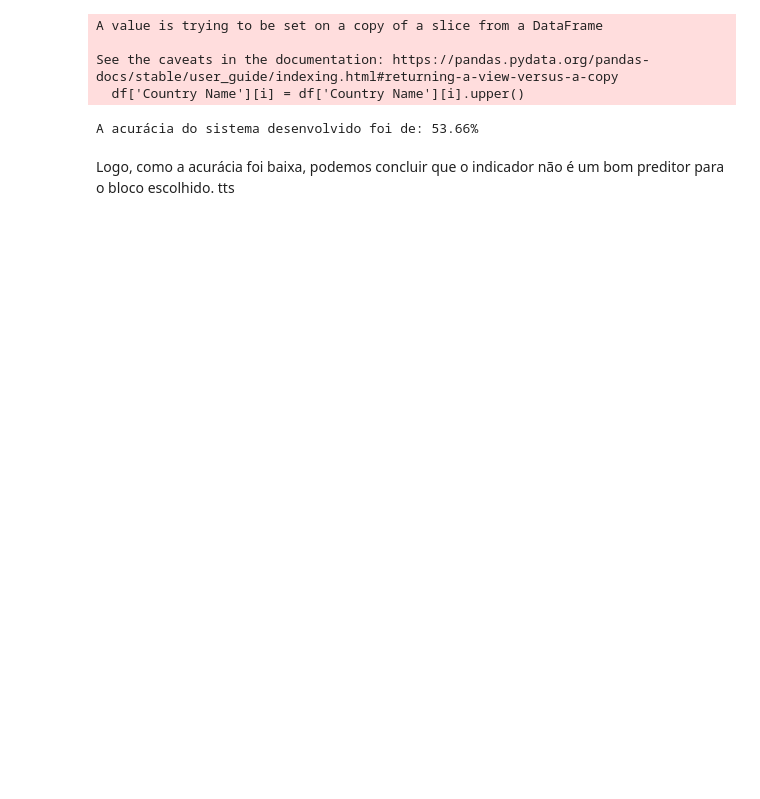
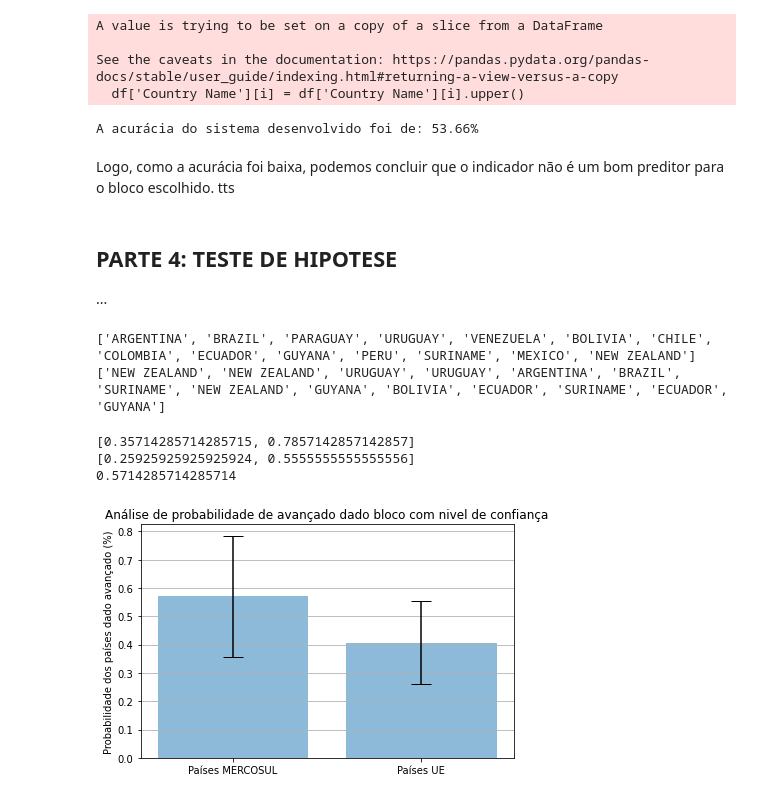
Before and after one commit to C0D8/APS-CDADOS, a Jupyter notebook: aps_geral.ipynb, the cells around one changed output. Drawn from its saved outputs; the diff is of its cells as text; code cells hidden in the pictures; blank space fills up the shorter version.

```diff
--- a/aps_geral.ipynb
+++ b/aps_geral.ipynb
@@ -194,7 +194,7 @@ for nome_pais in list(df_avancados['Country Name']):
     if nome_pais in mercosul_paises:
         avancados_mercosul +=1
 
-for nome_pais in list(df_atrasados['Country Name']):
+for nome_pais in list(df_avancados['Country Name']):
     if nome_pais in ue_paises:
         avancados_ue +=1
 
@@ -221,9 +221,5 @@ prob_ue_se_atrasado = (1-prob_avancado_ue)*prob_pertence_mercosul / (1-prob_avan
 print('As probabilidades de serem do Mercosul e União Europeia, dado que são avançados é:',prob_mercosul_se_avancado, prob_ue_se_avancado)
 
 print('As probabilidades de serem do Mercosul e da União Europeia, dado que são atrasados é de:',prob_mercosul_se_atrasado,prob_ue_se_atrasado)
-
-
-
-mh
 # %% [output]
 Com dados bem distribuídos, colocamos como avançados paises acima da mediana: 34.959239130434796
@@ -259,3 +255,72 @@ print(f'A acurácia do sistema desenvolvido foi de: {acuracia*100:.2f}%')
 A acurácia do sistema desenvolvido foi de: 53.66%
 # %% [markdown]
 Logo, como a acurácia foi baixa, podemos concluir que o indicador não é um bom preditor para o bloco escolhido. tts
+# %% [markdown]
+## PARTE 4: TESTE DE HIPOTESE
+...
+# %%
+import numpy as np
+
+print(mercosul_paises)
+amostras = mercosul_paises
+amostras_ = np.random.choice(amostras, size=len(amostras), replace=True)
+print(amostras_.tolist())
+# %% [output]
+['ARGENTINA', 'BRAZIL', 'PARAGUAY', 'URUGUAY', 'VENEZUELA', 'BOLIVIA', 'CHILE', 'COLOMBIA', 'ECUADOR', 'GUYANA', 'PERU', 'SURINAME', 'MEXICO', 'NEW ZEALAND']
+['NEW ZEALAND', 'NEW ZEALAND', 'URUGUAY', 'URUGUAY', 'ARGENTINA', 'BRAZIL', 'SURINAME', 'NEW ZEALAND', 'GUYANA', 'BOLIVIA', 'ECUADOR', 'SURINAME', 'ECUADOR', 'GUYANA']
+# %%
+###
+
+
+def av_se_bloco(amostra):
+
+    avancados_ = 0
+
+
+    for nome_pais in list(amostra):
+        if nome_pais in list(df_avancados['Country Name']):
+            avancados_ +=1
+
+    return avancados_/len(amostra)
+
+
+def reamostrar_varias_vezes(amostras, confianca = 0.9,n=1000):
+    prob = []
+
+    for i in range(n):
+        amostras_ = np.random.choice(amostras, size=len(amostras), replace=True).tolist()
+        prob.append(av_se_bloco(amostras_))
+    return [np.percentile(prob, ((1-confianca)/2)*100), np.percentile(prob, (1-(1-confianca)/2)*100)]
+
+print(reamostrar_varias_vezes(mercosul_paises))
+print(reamostrar_varias_vezes(ue_paises))
+
+
+mercosul_prob = av_se_bloco(mercosul_paises)
+ue_prob = av_se_bloco(ue_paises)
+print(mercosul_prob)
+
+
+dados = ["Países MERCOSUL", "Países UE"]
+x_pos = np.arange(len(dados))
+Probabilidades = [mercosul_prob, ue_prob]
+error = [(abs(-mercosul_prob+reamostrar_varias_vezes(mercosul_paises)[0]),abs(-ue_prob+reamostrar_varias_vezes(ue_paises)[0])), (abs(-mercosul_prob+reamostrar_varias_vezes(mercosul_paises)[1]),abs(-ue_prob+reamostrar_varias_vezes(ue_paises)[1]))]
+
+
+fig, ax = plt.subplots()
+ax.bar(x_pos, Probabilidades, yerr=error, align='center', alpha=0.5, ecolor='black', capsize=10)
+ax.set_ylabel('Probabilidade dos países dado avançado (%)')
+ax.set_xticks(x_pos)
+ax.set_xticklabels(dados)
+ax.set_title('Análise de probabilidade de avançado dado bloco com nivel de confiança')
+ax.yaxis.grid(True)
+
+# Save the figure and show
+plt.tight_layout()
+
+plt.show()
+# %% [output]
+[0.35714285714285715, 0.7857142857142857]
+[0.25925925925925924, 0.5555555555555556]
+0.5714285714285714
+[figure, added]
```
Also changed, not shown: parts of 1 cell of this notebook.
